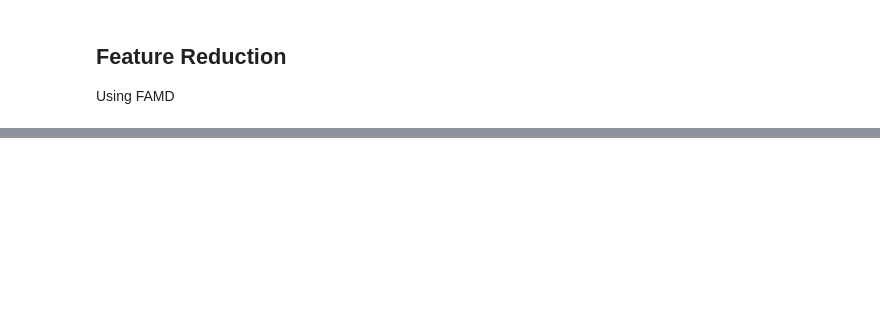
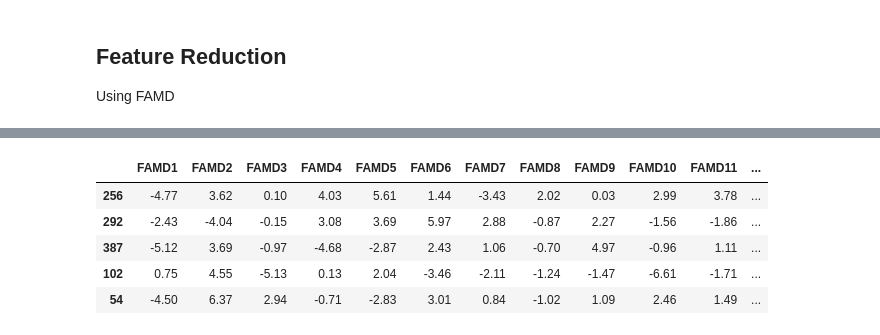
Before and after one commit to JustLazy-Forever/Predicting-Job-Satisfaction, a Jupyter notebook: Job Satisfaction_Data_Wrangling.ipynb, the cells around one changed output, grey strips where cells are left out. Drawn from its saved outputs; the diff is of its cells as text; code cells hidden in the pictures; blank space fills up the shorter version.

```diff
--- a/Job Satisfaction_Data_Wrangling.ipynb
+++ b/Job Satisfaction_Data_Wrangling.ipynb
@@ -1318,0 +1387,85 @@ dtype: float64
+# %%
+# --- Model-ready FAMD workflow (no leakage) ---
+X_model = df_new.drop(columns=[target_col]).copy()
+y_model = df_new[target_col].copy()
+
+X_train, X_test, y_train, y_test = train_test_split(
+    X_model,
+    y_model,
+    test_size=0.2,
+    stratify=y_model,
+    random_state=42
+)
+
+continuous_cols = ['age', 'salary', 'rating', 'awards', 'recognition_score']
+categorical_cols = [col for col in X_train.columns if col not in continuous_cols]
+
+# Scale only continuous columns using the training split
+scaler_model = StandardScaler()
+X_train_num = pd.DataFrame(
+    scaler_model.fit_transform(X_train[continuous_cols]),
+    columns=continuous_cols,
+    index=X_train.index
+)
+X_test_num = pd.DataFrame(
+    scaler_model.transform(X_test[continuous_cols]),
+    columns=continuous_cols,
+    index=X_test.index
+)
+
+# Cast categorical columns and align test categories to training categories
+X_train_cat = X_train[categorical_cols].copy()
+X_test_cat = X_test[categorical_cols].copy()
+
+for col in categorical_cols:
+    X_train_cat[col] = X_train_cat[col].astype('category')
+    X_test_cat[col] = pd.Categorical(X_test_cat[col], categories=X_train_cat[col].cat.categories)
+
+X_train_famd = pd.concat([X_train_num, X_train_cat], axis=1)[X_train.columns]
+X_test_famd = pd.concat([X_test_num, X_test_cat], axis=1)[X_test.columns]
+
+n_max_train = min(X_train_famd.shape[1], X_train_famd.shape[0] - 1)
+famd_model_full = prince.FAMD(
+    n_components=n_max_train,
+    n_iter=10,
+    copy=True,
+    check_input=True,
+    engine='sklearn',
+    random_state=42
+).fit(X_train_famd)
+
+train_eigenvalues = np.asarray(famd_model_full.eigenvalues_, dtype=float)
+train_explained_ratio = train_eigenvalues / train_eigenvalues.sum()
+train_cumsum = np.cumsum(train_explained_ratio)
+n_components_model = np.argmax(train_cumsum >= 0.95) + 1
+
+famd_model = prince.FAMD(
+    n_components=int(n_components_model),
+    n_iter=10,
+    copy=True,
+    check_input=True,
+    engine='sklearn',
+    random_state=42
+).fit(X_train_famd)
+
+X_train_reduced = famd_model.row_coordinates(X_train_famd)
+X_test_reduced = famd_model.row_coordinates(X_test_famd)
+
+reduced_cols = [f"FAMD{i+1}" for i in range(n_components_model)]
+X_train_reduced.columns = reduced_cols
+X_test_reduced.columns = reduced_cols
+
+train_reduced = X_train_reduced.copy()
+train_reduced[target_col] = y_train.values
+
+test_reduced = X_test_reduced.copy()
+test_reduced[target_col] = y_test.values
+
+print(f"Train shape before FAMD: {X_train.shape}")
+print(f"Test shape before FAMD: {X_test.shape}")
+print(f"Selected FAMD components: {n_components_model}")
+print(f"Train reduced shape: {X_train_reduced.shape}")
+print(f"Test reduced shape: {X_test_reduced.shape}")
+
+train_reduced.head()
+# %% [output]
@@ -1318,0 +1478,6 @@ dtype: float64
+|  | FAMD1 | FAMD2 | FAMD3 | FAMD4 | FAMD5 | FAMD6 | FAMD7 | FAMD8 | FAMD9 | FAMD10 | FAMD11 | ... |
+| 256 | -4.77 | 3.62 | 0.10 | 4.03 | 5.61 | 1.44 | -3.43 | 2.02 | 0.03 | 2.99 | 3.78 | ... |
+| 292 | -2.43 | -4.04 | -0.15 | 3.08 | 3.69 | 5.97 | 2.88 | -0.87 | 2.27 | -1.56 | -1.86 | ... |
+| 387 | -5.12 | 3.69 | -0.97 | -4.68 | -2.87 | 2.43 | 1.06 | -0.70 | 4.97 | -0.96 | 1.11 | ... |
+| 102 | 0.75 | 4.55 | -5.13 | 0.13 | 2.04 | -3.46 | -2.11 | -1.24 | -1.47 | -6.61 | -1.71 | ... |
+| 54 | -4.50 | 6.37 | 2.94 | -0.71 | -2.83 | 3.01 | 0.84 | -1.02 | 1.09 | 2.46 | 1.49 | ... |
```
Also changed, not shown: parts of 13 cells of this notebook.
